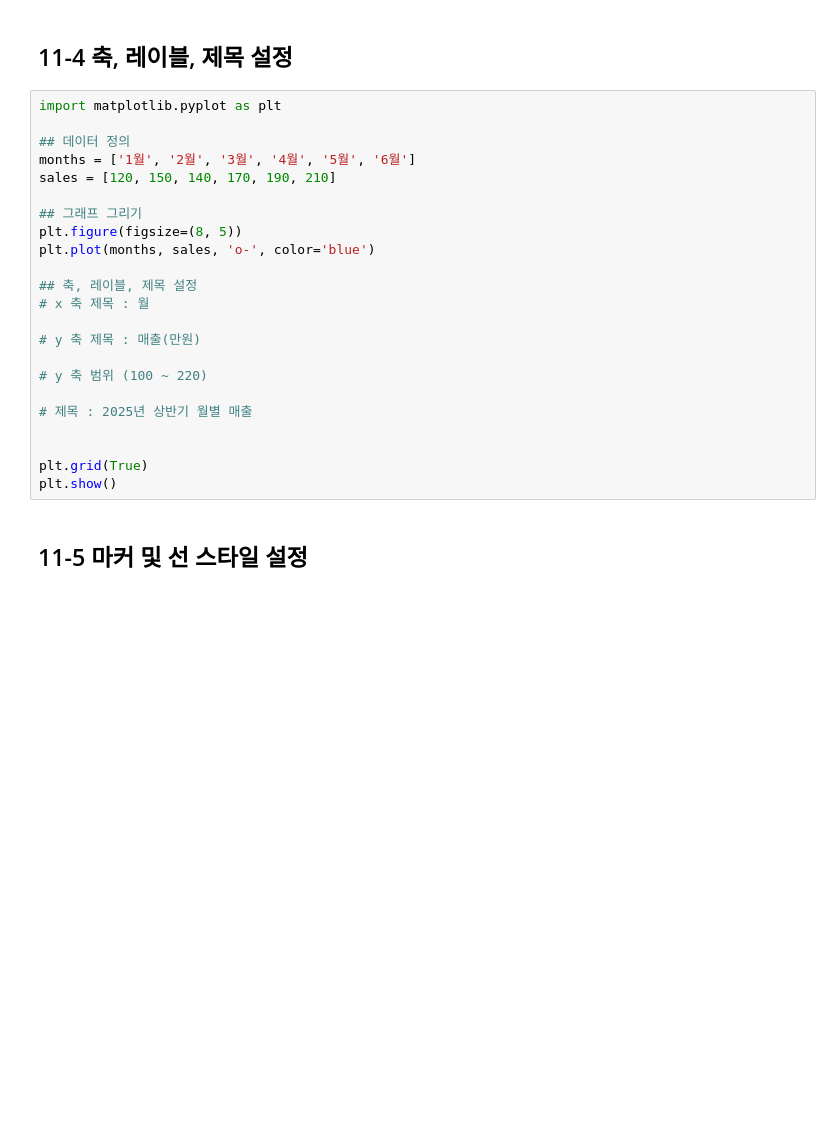
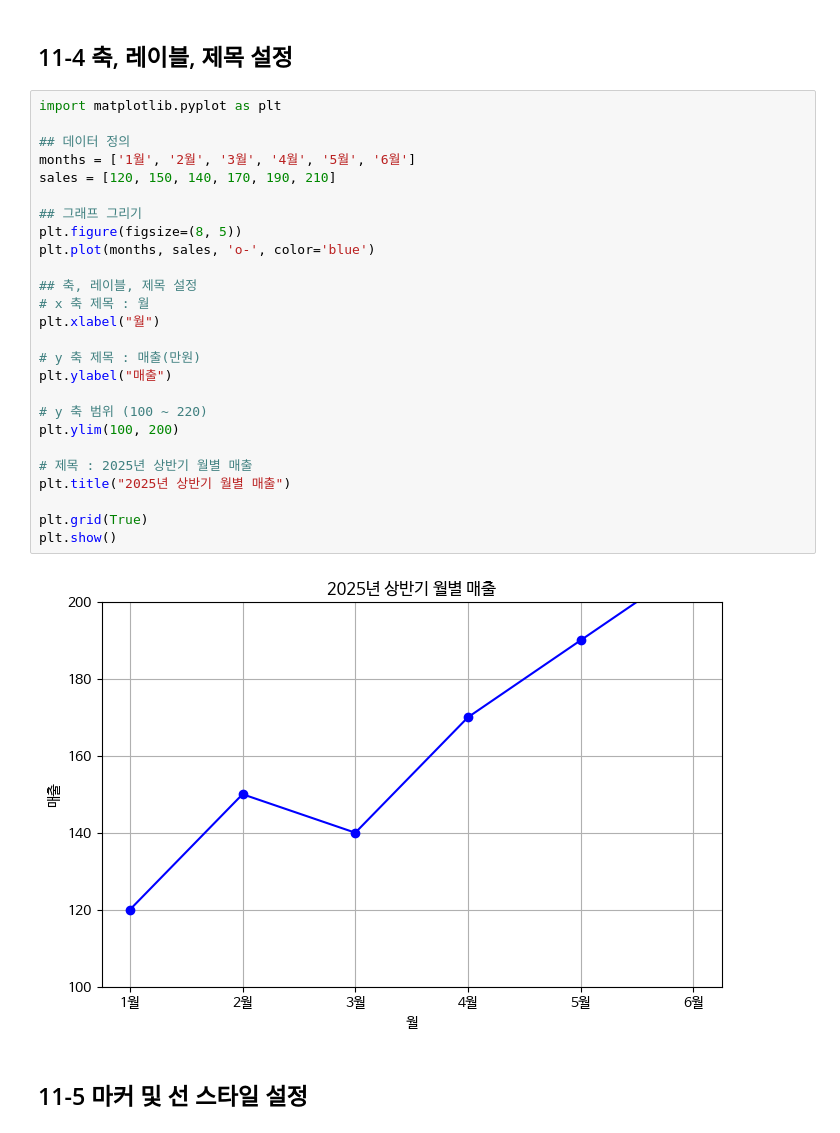
Before and after one commit to juhnny/Data-Analysis-with-Open-Source, a Jupyter notebook: 오픈소스_데이터_분석_11강.ipynb, the cells around one changed output. Saved outputs shown, nothing was run; the diff lists cells and outputs as text; blank space fills up the shorter version.

```diff
--- a/오픈소스_데이터_분석_11강.ipynb
+++ b/오픈소스_데이터_분석_11강.ipynb
@@ -92,26 +98,31 @@ plt.show()
 # %%
 import matplotlib.pyplot as plt
 
 ## 데이터 정의
 months = ['1월', '2월', '3월', '4월', '5월', '6월']
 sales = [120, 150, 140, 170, 190, 210]
 
 ## 그래프 그리기
 plt.figure(figsize=(8, 5))
 plt.plot(months, sales, 'o-', color='blue')
 
 ## 축, 레이블, 제목 설정
 # x 축 제목 : 월
+plt.xlabel("월")
 
 # y 축 제목 : 매출(만원)
+plt.ylabel("매출")
 
 # y 축 범위 (100 ~ 220)
+plt.ylim(100, 200)
 
 # 제목 : 2025년 상반기 월별 매출
-
+plt.title("2025년 상반기 월별 매출")
 
 plt.grid(True)
 plt.show()
+# %% [output]
+[figure, added]
 # %% [markdown]
 ## 11-5 마커 및 선 스타일 설정
 # %%
```
Also changed, not shown: parts of 17 cells of this notebook.
